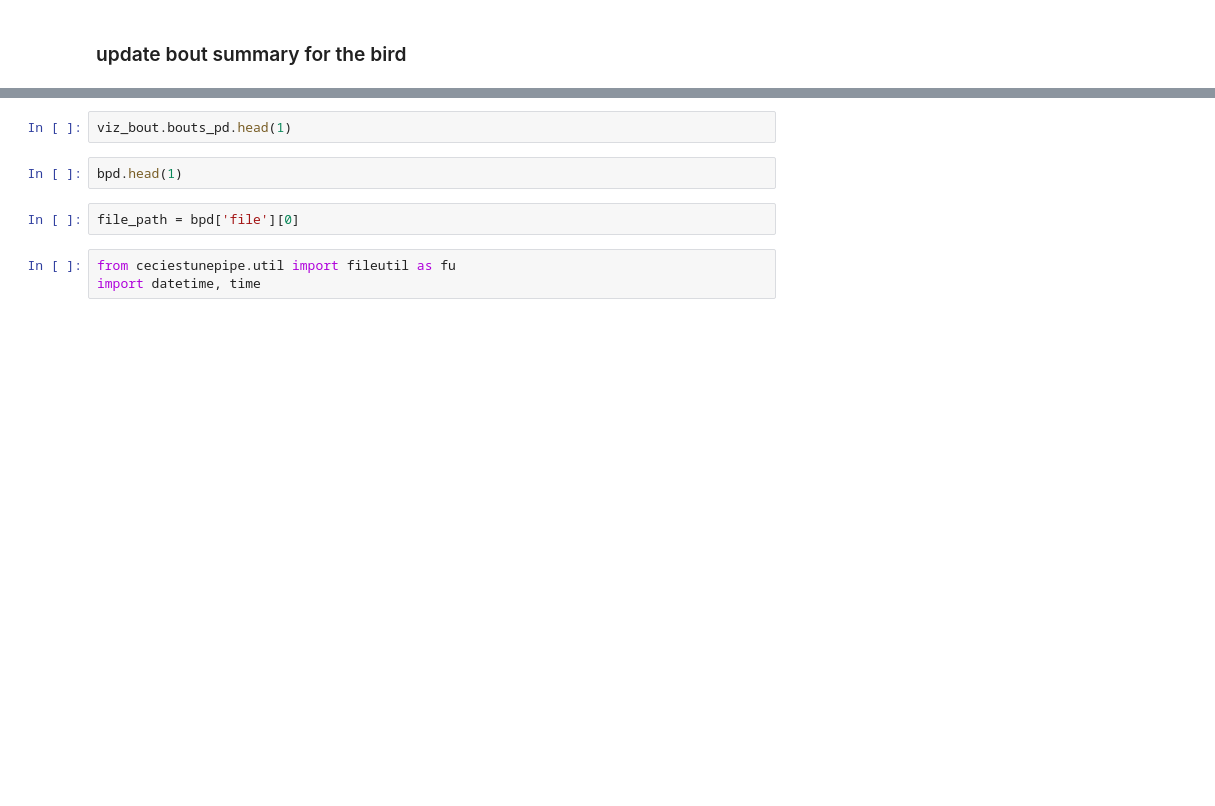
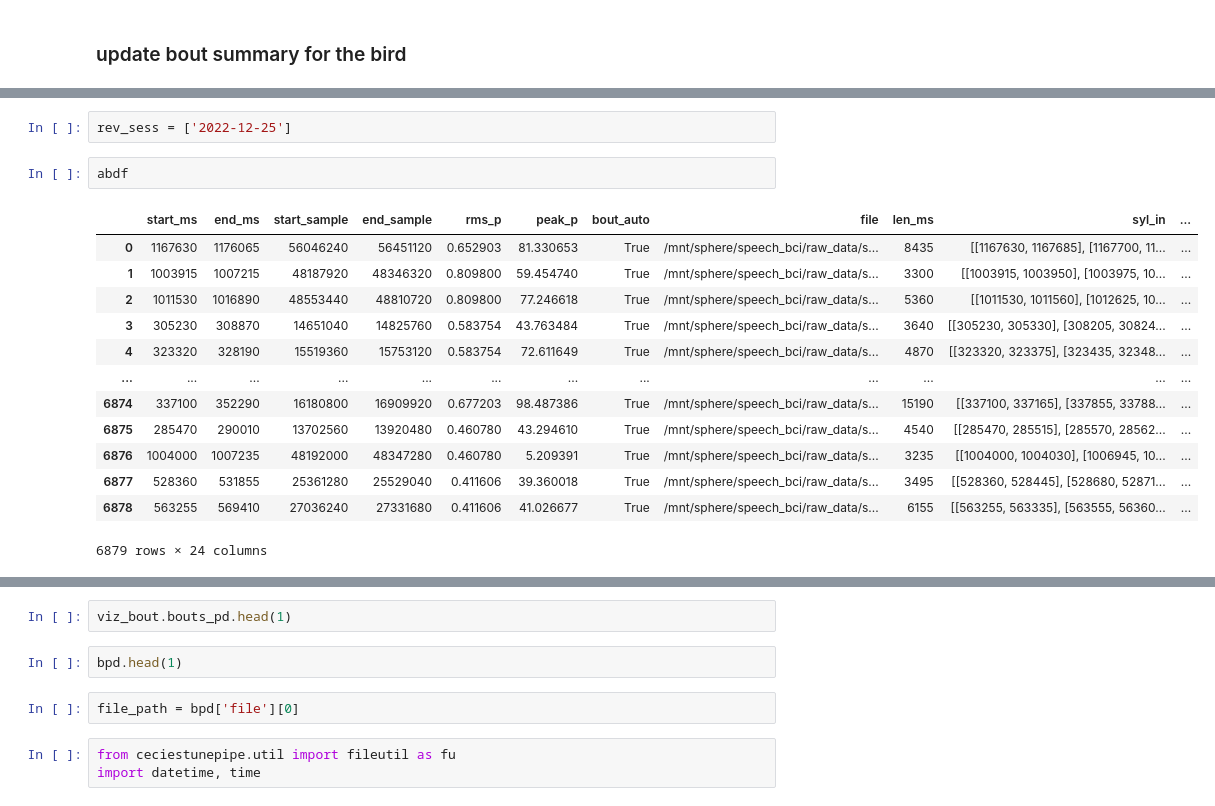
Before and after one commit to zekearneodo/ceciestunepipe, a Jupyter notebook: notebooks/pipeline/s_b1321_22/curate_bouts-s_b1321_22-plotly-alsa-pakhi-pkg.ipynb, the cells around one changed output, grey strips where cells are left out. Saved outputs shown, nothing was run; the diff lists cells and outputs as text; blank space fills up the shorter version.

```diff
--- a/notebooks/pipeline/s_b1321_22/curate_bouts-s_b1321_22-plotly-alsa-pakhi-pkg.ipynb
+++ b/notebooks/pipeline/s_b1321_22/curate_bouts-s_b1321_22-plotly-alsa-pakhi-pkg.ipynb
@@ -405,3 +409,21 @@ bpd = sess_bout_summary(bpd)
+# %%
+rev_sess = ['2022-12-25']
+# %%
+abdf
+# %% [output]
+|  | start_ms | end_ms | start_sample | end_sample | rms_p | peak_p | bout_auto | file | len_ms | syl_in | ... |
+| 0 | 1167630 | 1176065 | 56046240 | 56451120 | 0.652903 | 81.330653 | True | /mnt/sphere/speech_bci/raw_data/s... | 8435 | [[1167630, 1167685], [1167700, 11... | ... |
+| 1 | 1003915 | 1007215 | 48187920 | 48346320 | 0.809800 | 59.454740 | True | /mnt/sphere/speech_bci/raw_data/s... | 3300 | [[1003915, 1003950], [1003975, 10... | ... |
+| 2 | 1011530 | 1016890 | 48553440 | 48810720 | 0.809800 | 77.246618 | True | /mnt/sphere/speech_bci/raw_data/s... | 5360 | [[1011530, 1011560], [1012625, 10... | ... |
+| 3 | 305230 | 308870 | 14651040 | 14825760 | 0.583754 | 43.763484 | True | /mnt/sphere/speech_bci/raw_data/s... | 3640 | [[305230, 305330], [308205, 30824... | ... |
+| 4 | 323320 | 328190 | 15519360 | 15753120 | 0.583754 | 72.611649 | True | /mnt/sphere/speech_bci/raw_data/s... | 4870 | [[323320, 323375], [323435, 32348... | ... |
+| ... | ... | ... | ... | ... | ... | ... | ... | ... | ... | ... | ... |
+| 6874 | 337100 | 352290 | 16180800 | 16909920 | 0.677203 | 98.487386 | True | /mnt/sphere/speech_bci/raw_data/s... | 15190 | [[337100, 337165], [337855, 33788... | ... |
+| 6875 | 285470 | 290010 | 13702560 | 13920480 | 0.460780 | 43.294610 | True | /mnt/sphere/speech_bci/raw_data/s... | 4540 | [[285470, 285515], [285570, 28562... | ... |
+| 6876 | 1004000 | 1007235 | 48192000 | 48347280 | 0.460780 | 5.209391 | True | /mnt/sphere/speech_bci/raw_data/s... | 3235 | [[1004000, 1004030], [1006945, 10... | ... |
+| 6877 | 528360 | 531855 | 25361280 | 25529040 | 0.411606 | 39.360018 | True | /mnt/sphere/speech_bci/raw_data/s... | 3495 | [[528360, 528445], [528680, 52871... | ... |
+| 6878 | 563255 | 569410 | 27036240 | 27331680 | 0.411606 | 41.026677 | True | /mnt/sphere/speech_bci/raw_data/s... | 6155 | [[563255, 563335], [563555, 56360... | ... |
+6879 rows × 24 columns
 # %%
 reload(sb)
 all_meta_pd, all_bout_pd = sb.update_bouts(sess_par)
```
Also changed, not shown: parts of 13 cells of this notebook, 3 other files.
